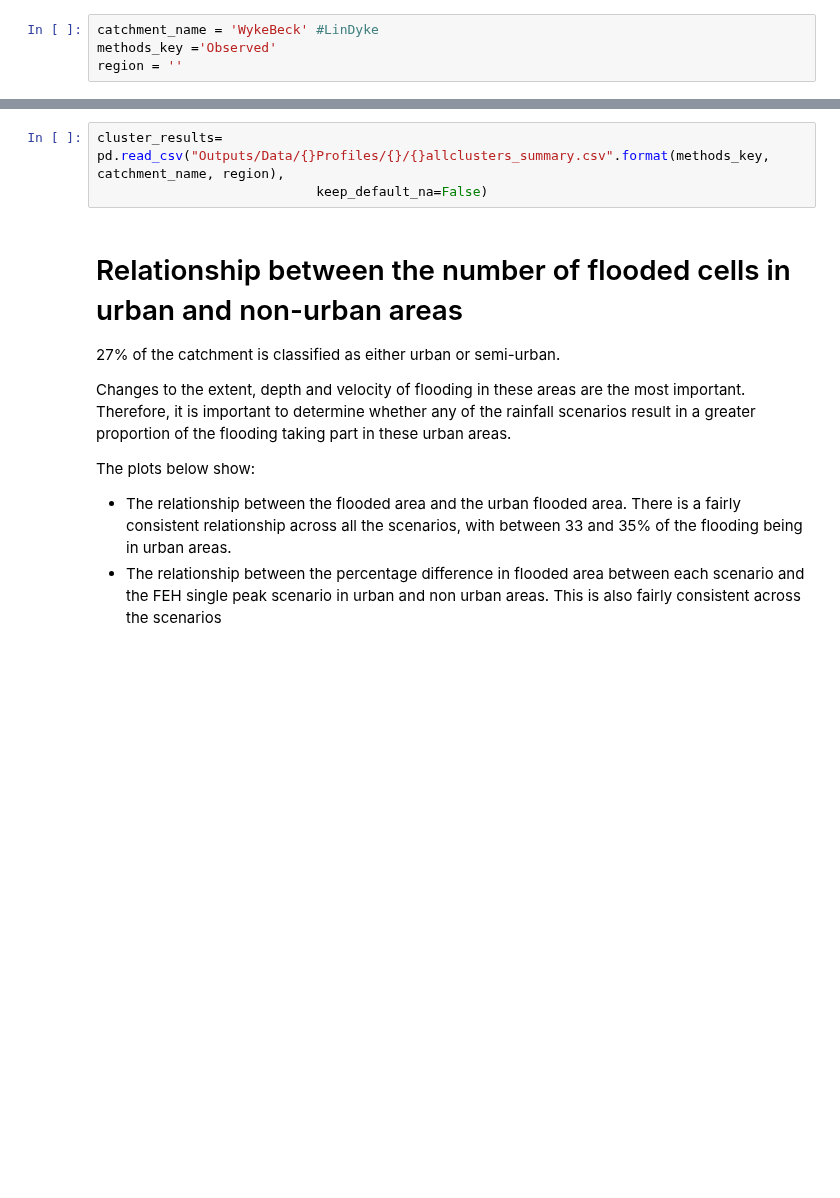
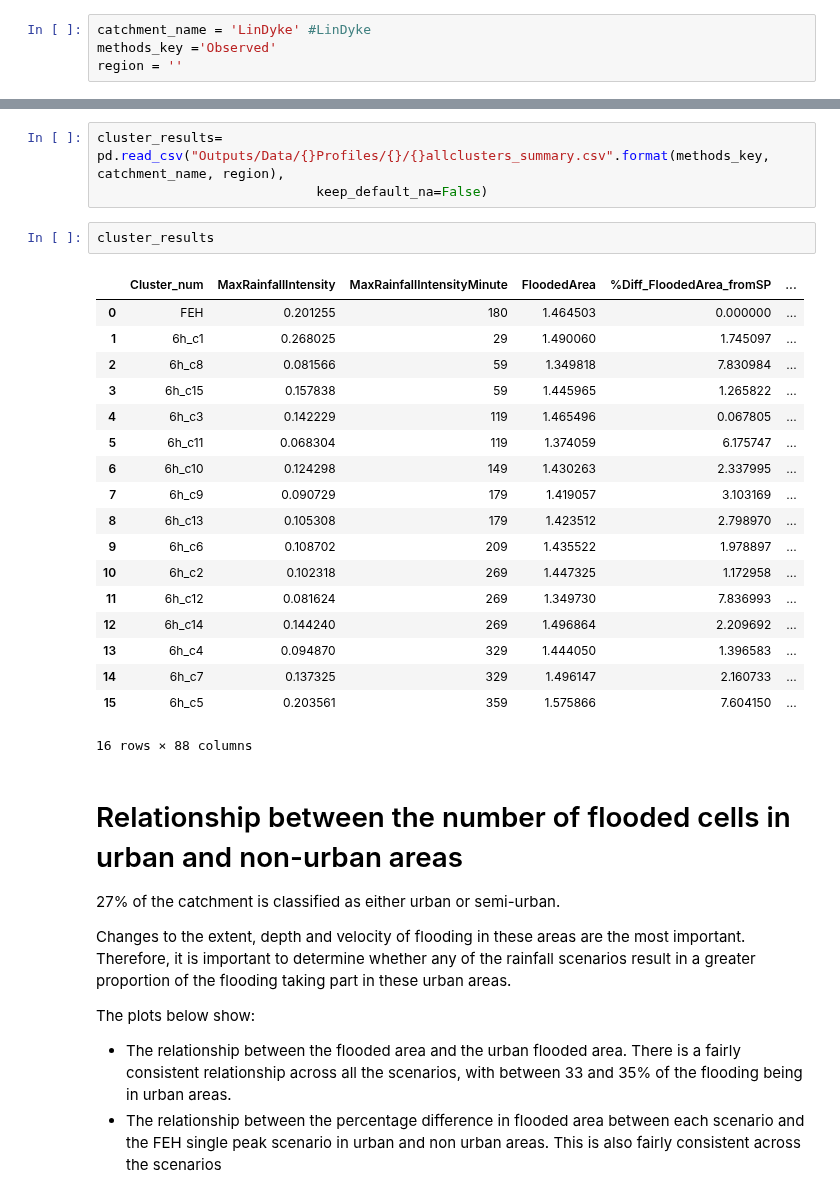
Before and after one commit to masher92/UKCP18, a Jupyter notebook: CatchmentAnalysis/ProcessModelResults/Analysis.ipynb, the cells around one changed output, grey strips where cells are left out. Drawn from its saved outputs; the diff is of its cells as text; blank space fills up the shorter version.

```diff
--- a/CatchmentAnalysis/ProcessModelResults/Analysis.ipynb
+++ b/CatchmentAnalysis/ProcessModelResults/Analysis.ipynb
@@ -7,7 +7,7 @@ Analysis of results of running 6hr duration, 1-in-100 year rainfall events throu
 ## Notes
 The 'region' parameter in the first cell can be used to run this for different parts of the catchment
 # %%
-catchment_name = 'WykeBeck' #LinDyke
+catchment_name = 'LinDyke' #LinDyke
 methods_key ='Observed'
 region = ''
 # %%
@@ -96,6 +96,27 @@ methods = methods_dict[methods_key]
 # %%
 cluster_results= pd.read_csv("Outputs/Data/{}Profiles/{}/{}allclusters_summary.csv".format(methods_key, catchment_name, region),
                             keep_default_na=False)
+# %%
+cluster_results
+# %% [output]
+|  | Cluster_num | MaxRainfallIntensity | MaxRainfallIntensityMinute | FloodedArea | %Diff_FloodedArea_fromSP | ... |
+| 0 | FEH | 0.201255 | 180 | 1.464503 | 0.000000 | ... |
+| 1 | 6h_c1 | 0.268025 | 29 | 1.490060 | 1.745097 | ... |
+| 2 | 6h_c8 | 0.081566 | 59 | 1.349818 | 7.830984 | ... |
+| 3 | 6h_c15 | 0.157838 | 59 | 1.445965 | 1.265822 | ... |
+| 4 | 6h_c3 | 0.142229 | 119 | 1.465496 | 0.067805 | ... |
+| 5 | 6h_c11 | 0.068304 | 119 | 1.374059 | 6.175747 | ... |
+| 6 | 6h_c10 | 0.124298 | 149 | 1.430263 | 2.337995 | ... |
+| 7 | 6h_c9 | 0.090729 | 179 | 1.419057 | 3.103169 | ... |
+| 8 | 6h_c13 | 0.105308 | 179 | 1.423512 | 2.798970 | ... |
+| 9 | 6h_c6 | 0.108702 | 209 | 1.435522 | 1.978897 | ... |
+| 10 | 6h_c2 | 0.102318 | 269 | 1.447325 | 1.172958 | ... |
+| 11 | 6h_c12 | 0.081624 | 269 | 1.349730 | 7.836993 | ... |
+| 12 | 6h_c14 | 0.144240 | 269 | 1.496864 | 2.209692 | ... |
+| 13 | 6h_c4 | 0.094870 | 329 | 1.444050 | 1.396583 | ... |
+| 14 | 6h_c7 | 0.137325 | 329 | 1.496147 | 2.160733 | ... |
+| 15 | 6h_c5 | 0.203561 | 359 | 1.575866 | 7.604150 | ... |
+16 rows × 88 columns
 # %% [markdown]
 # Relationship between the number of flooded cells in urban and non-urban areas
 
```
Also changed, not shown: parts of 12 cells of this notebook, 36 other files.
